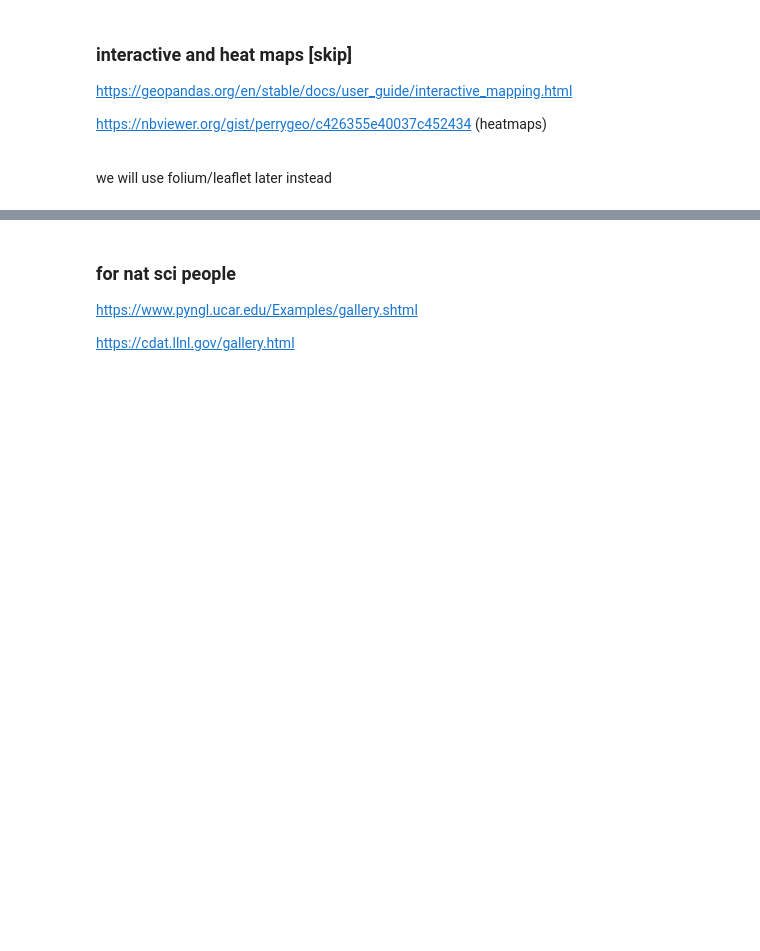
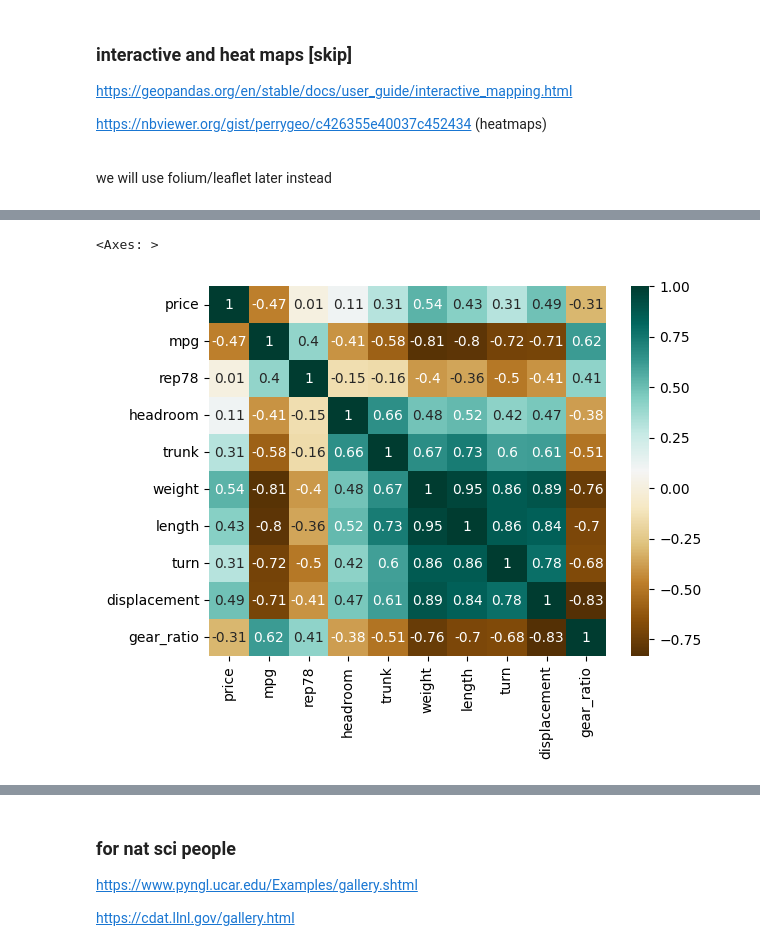
Before and after one commit to theaok/gisPy, a Jupyter notebook: map.ipynb, the cells around one changed output, grey strips where cells are left out. Cells and saved outputs as stored; diff of their text form; code cells hidden in the pictures; blank space fills up the shorter version.

```diff
--- a/map.ipynb
+++ b/map.ipynb
@@ -1082,0 +1089,2 @@ https://nbviewer.org/gist/perrygeo/c426355e40037c452434 (heatmaps)
+# %%
+auto=pd.read_stata('https://docs.google.com/uc?id=1YpkQ-RgAQfB_4olxtbfRWnVmKwkXml5N&export=download')
@@ -1082,0 +1105,5 @@ https://nbviewer.org/gist/perrygeo/c426355e40037c452434 (heatmaps)
+# %%
+sns.heatmap(auto.corr().round(2),cmap="BrBG",annot=True) # RdYlGn love the colors!
+# %% [output]
+<Axes: >
+[figure, added]
```
Also changed, not shown: parts of 8 cells of this notebook.
